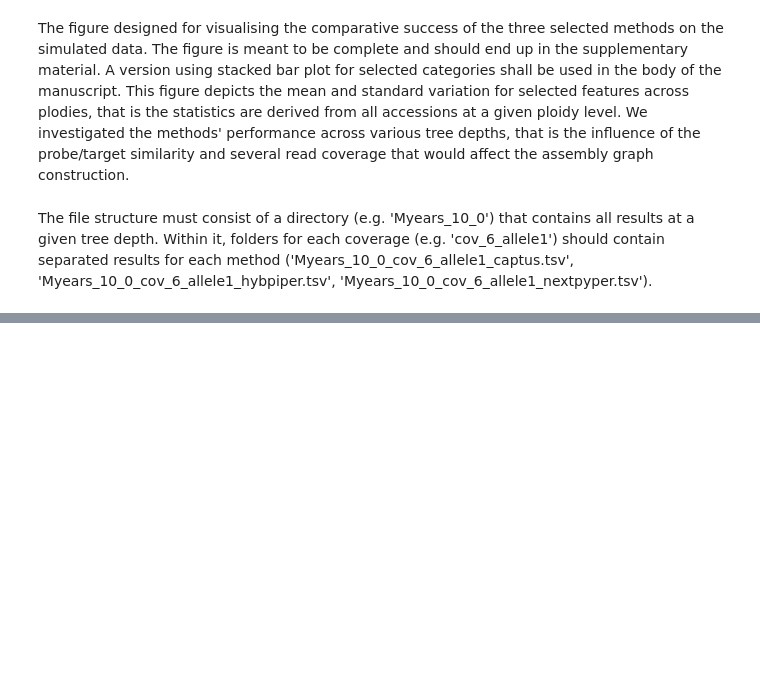
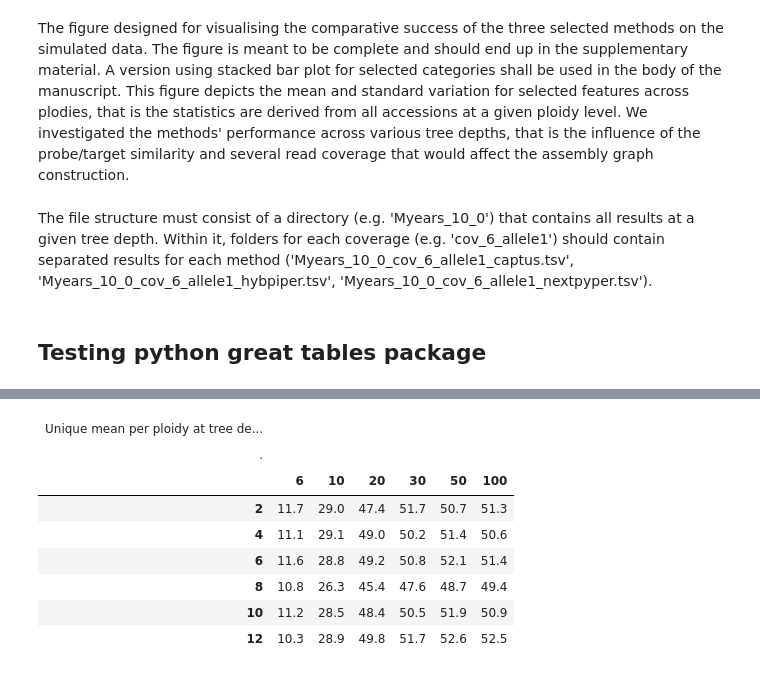
Before and after one commit to M2BL/NextPyper, a Jupyter notebook: nextpyper/workflow/scripts/ms_figures.ipynb, the cells around one changed output, grey strips where cells are left out. Cells and saved outputs as stored; diff of their text form; code cells hidden in the pictures; blank space fills up the shorter version.

Commit message:
test with great table for manuscript table

```diff
--- a/nextpyper/workflow/scripts/ms_figures.ipynb
+++ b/nextpyper/workflow/scripts/ms_figures.ipynb
@@ -72,7 +72,7 @@ def normalize_data(df: pd.DataFrame, probe_number:int) -> pd.DataFrame:
             current_ploidy = ploidy
             method = row.method
         if ploidy != current_ploidy:
-            new_row = [current_ploidy,method,mean(unique),get_stdev(unique), mean(duplicated),
+            new_row = [current_ploidy,method,round(mean(unique),2),round(get_stdev(unique), 2), mean(duplicated),
                        get_stdev(duplicated),mean(fragmented),get_stdev(fragmented),mean(missing),get_stdev(missing),mean(chimeras),get_stdev(chimeras),]
             new_data.append(new_row)
             current_ploidy = ploidy
@@ -89,7 +89,7 @@ def normalize_data(df: pd.DataFrame, probe_number:int) -> pd.DataFrame:
             fragmented.append((row.fragmented/ (probe_number*0.5*ploidy))*100)
             missing.append((row.missing/ (probe_number*0.5*ploidy))*100)
             chimeras.append((row.chimeras/ (probe_number*0.5*ploidy))*100)
-    new_row = [current_ploidy,method,mean(unique),get_stdev(unique), mean(duplicated),
+    new_row = [current_ploidy,method,round(mean(unique),2),round(get_stdev(unique),2), mean(duplicated),
                get_stdev(duplicated),mean(fragmented),get_stdev(fragmented),mean(missing),get_stdev(missing),mean(chimeras),get_stdev(chimeras),]
     new_data.append(new_row)
     final_df = pd.DataFrame(new_data, columns=['ploidy', 'method', 'unique_mean', 'unique_stdev', 'duplicated_mean', 'duplicated_stdev',
@@ -190,3 +190,60 @@ for (row, col) in row_col_comb:
         fig.update_yaxes(title_text=f"coverage {depth}", range=[0,100],row=row, col=col,side="right",)
 
 fig.show()
+# %% [markdown]
+## Testing python great tables package
+# %%
+from great_tables import GT, html
+import polars as pl
+import polars.selectors as cs
+target_year = Path('/home/yjkbertrand/Documents/projects/fumaria_sim/results/Myears_50_0')
+
+years = str(target_year.name).replace('Myears_', "").replace('_','.')
+variable_names = ['unique', 'duplicated', 'fragmented', 'chimeras', 'missing']
+coverages = [6,10,20,30,50,100]
+method= "captus"
+variable = "unique_mean"
+# Loop over coverage (rows)
+
+coverage_frames = []
+for idx_0, cov in enumerate(coverages):
+
+    row = idx_0 +1
+    target = target_year / f"cov_{cov}_allele1"
+    # Create df for each allele
+    df = create_table(target)
+    normal=normalize_data(df, 333)
+    normal['coverage'] = cov
+    normal[variable] = normal[variable].round(1)
+    coverage_frames.append(normal)
+all_coverages = pd.concat(coverage_frames)
+
+coverages_pivot = (
+    pl.from_pandas(all_coverages)
+    .filter((pl.col("method") == method))
+    .select(pl.col("*").exclude('unique_stdev', 'duplicated_mean', 'duplicated_stdev',
+                                               'fragmented_mean', 'fragmented_stdev', 'missing_mean', 'missing_stdev',
+                                                'chimeras_mean', 'chimeras_stdev'))
+    .drop_nulls()
+    .pivot(values="unique_mean", index="ploidy", on="coverage")
+)
+print(coverages_pivot)
+
+(
+    GT(coverages_pivot, rowname_col="ploidy")
+
+    .data_color(
+        domain=[100, 0],
+        palette=["green","white","red"],
+    )
+        .data_color(
+        columns=['ploidy'],
+        palette=["snow","snow"],
+        )
+    .tab_header(
+        title=f"Unique mean per ploidy at tree depth {years}",
+        subtitle=html("."),
+    )
+    .sub_missing(missing_text="")
+)
+# %% [output]
@@ -192,0 +263,9 @@ fig.show()
+| Unique mean per ploidy at tree de... |  |  |  |  |  |  |
+| . |  |  |  |  |  |  |
+|  | 6 | 10 | 20 | 30 | 50 | 100 |
+| 2 | 11.7 | 29.0 | 47.4 | 51.7 | 50.7 | 51.3 |
+| 4 | 11.1 | 29.1 | 49.0 | 50.2 | 51.4 | 50.6 |
+| 6 | 11.6 | 28.8 | 49.2 | 50.8 | 52.1 | 51.4 |
+| 8 | 10.8 | 26.3 | 45.4 | 47.6 | 48.7 | 49.4 |
+| 10 | 11.2 | 28.5 | 48.4 | 50.5 | 51.9 | 50.9 |
+| 12 | 10.3 | 28.9 | 49.8 | 51.7 | 52.6 | 52.5 |
```
Also changed, not shown: parts of 2 cells of this notebook.
